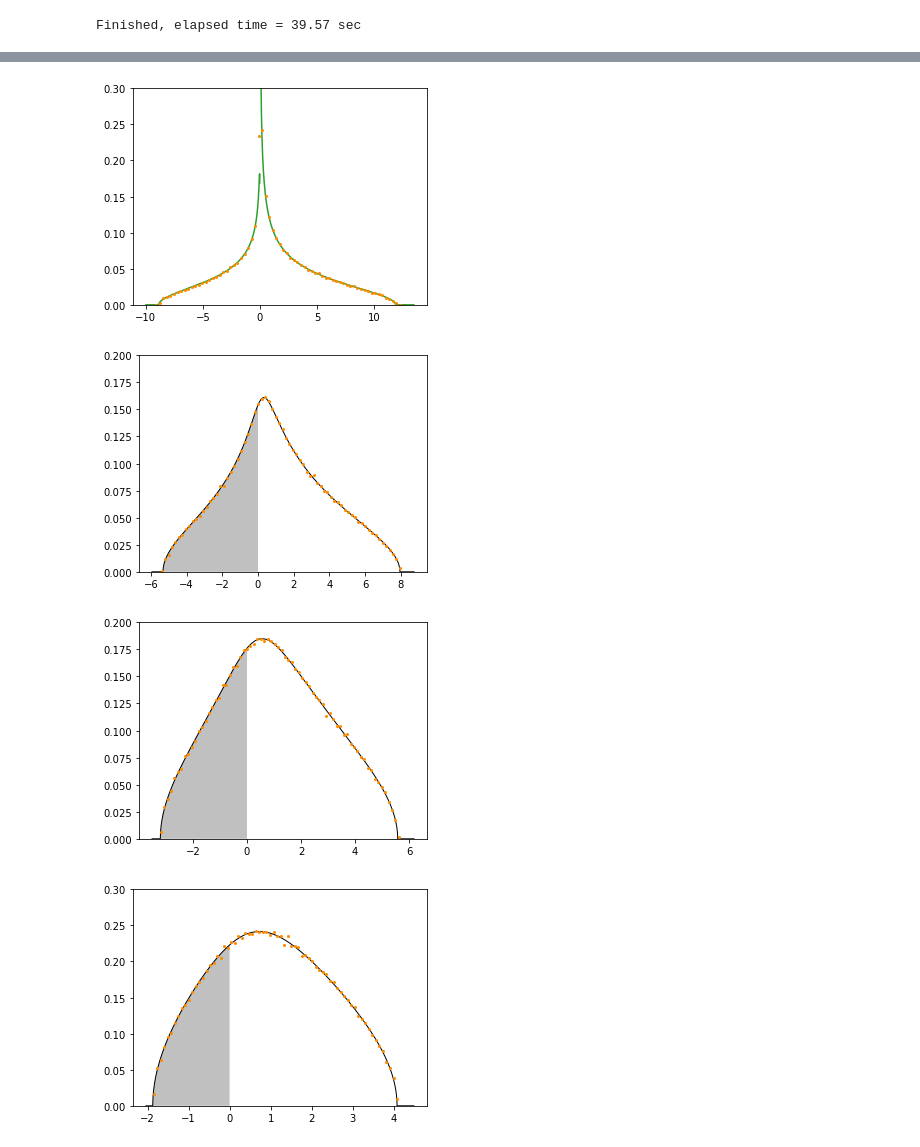
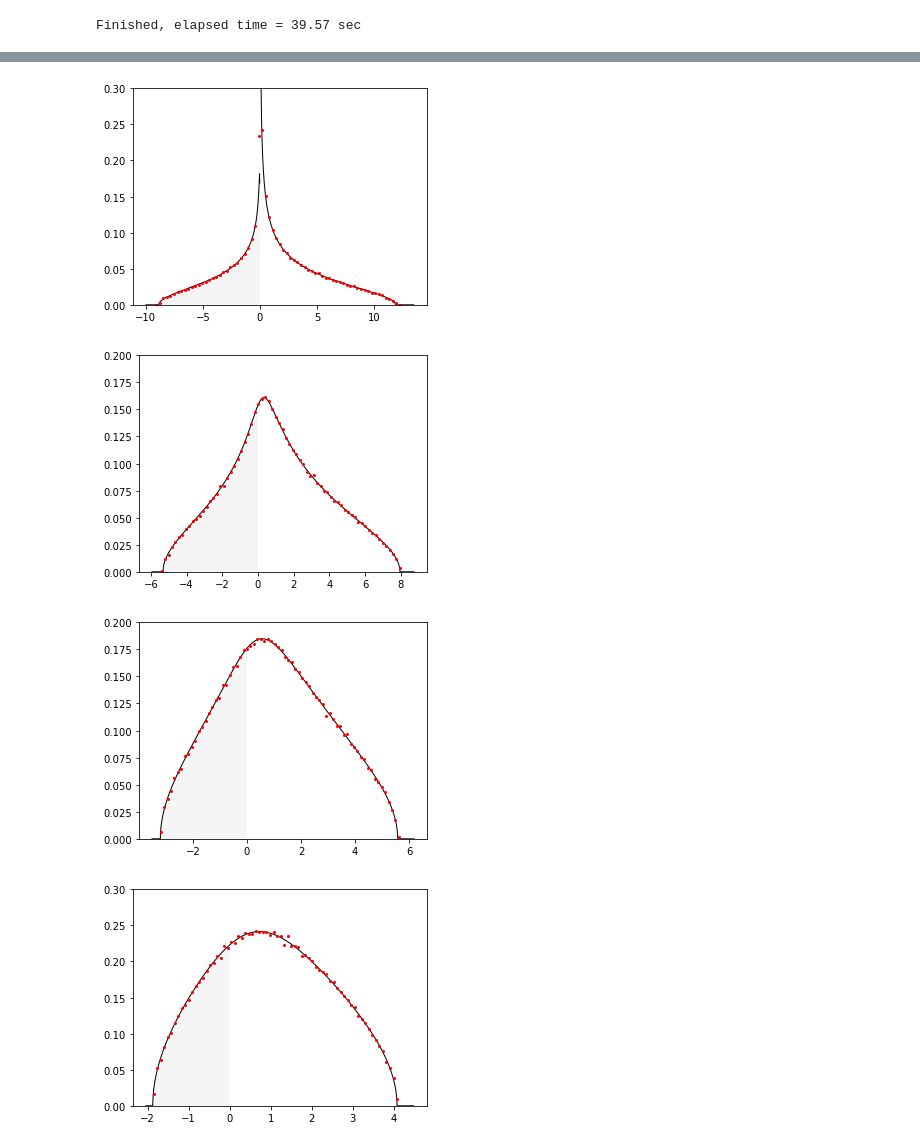
Before and after one commit to hassan-shap/RMT, a Jupyter notebook: NegSpec_Na1_Na2_draft.ipynb, the cells around one changed output, grey strips where cells are left out. Cells and saved outputs as stored; diff of their text form; code cells hidden in the pictures.

```diff
--- a/NegSpec_Na1_Na2_draft.ipynb
+++ b/NegSpec_Na1_Na2_draft.ipynb
@@ -270,13 +270,14 @@ for i_n in range(len(Lc_sw)):
     yplot=np.abs(Gz(xplot,a,b))
     if i_n==2:
         ind=851
-        plt.plot(xplot[0:ind-1]*fx,fy*yplot[0:ind-1],color='C%d' % (i_n))#,label=r'$N_{B}$=%d' % (Lc) )
-        plt.plot(xplot[ind+1:]*fx,fy*yplot[ind+1:],color='C%d' % (i_n))#,label=r'$N_{B}$=%d' % (Lc) )
+        plt.plot(xplot[0:ind-1]*fx,fy*yplot[0:ind-1],color='k',linewidth=1)#,color='C%d' % (i_n))#,label=r'$N_{B}$=%d' % (Lc) )
+        plt.plot(xplot[ind+1:]*fx,fy*yplot[ind+1:],color='k',linewidth=1)#,color='C%d' % (i_n))#,label=r'$N_{B}$=%d' % (Lc) )
+        plt.fill_between(xplot*fx,fy*yplot, where=xplot<0, facecolor='whitesmoke',interpolate=True)#,color='C%d' % (i_n))#,label=r'$N_{B}$=%d' % (Lc) )
     else:
         plt.plot(xplot*fx,fy*yplot,color='k',linewidth=1)#,color='C%d' % (i_n))#,label=r'$N_{B}$=%d' % (Lc) )
-        plt.fill_between(xplot*fx,fy*yplot, where=xplot<0, facecolor='silver',interpolate=True)#,color='C%d' % (i_n))#,label=r'$N_{B}$=%d' % (Lc) )
+        plt.fill_between(xplot*fx,fy*yplot, where=xplot<0, facecolor='whitesmoke',interpolate=True)#,color='C%d' % (i_n))#,label=r'$N_{B}$=%d' % (Lc) )
 
-    plt.plot(bins_center,n,'o',color='darkorange',markersize=2)#,color='C%d' % (i_n),label='Na=%d' % (i_n+1) )
+    plt.plot(bins_center,n,'o',color='red',markersize=2)#,color='C%d' % (i_n),label='Na=%d' % (i_n+1) )
 
 #     plt.plot(fy*yplot,color='C%d' % (i_n))#,label=r'$N_{B}$=%d' % (Lc) )
 
@@ -316,6 +317,7 @@ for i_n in range(len(Lc_sw)):
 #     plt.ylabel(r'$P_\Gamma(L_A \xi)$',fontsize = fsize)
 #     plt.xlabel(r"$L_A \xi$",fontsize = fsize)
     # plt.xlim(-0.12,0.12)
+    plt.rcParams.update({'font.size': fsize})
     plt.tight_layout()
     plt.savefig('figs/NS_LA_%d_%d_LB_%d_.pdf' % (La,Lb,Lc))
     plt.show()
@@ -325,4 +327,4 @@ for i_n in range(len(Lc_sw)):
-[figure, old version]
+[figure, new version]
-[figure, old version]
+[figure, new version]
-[figure, old version]
+[figure, new version]
-[figure, old version]
+[figure, new version]
```
Also changed, not shown: parts of 1 cell of this notebook, 10 other files.
